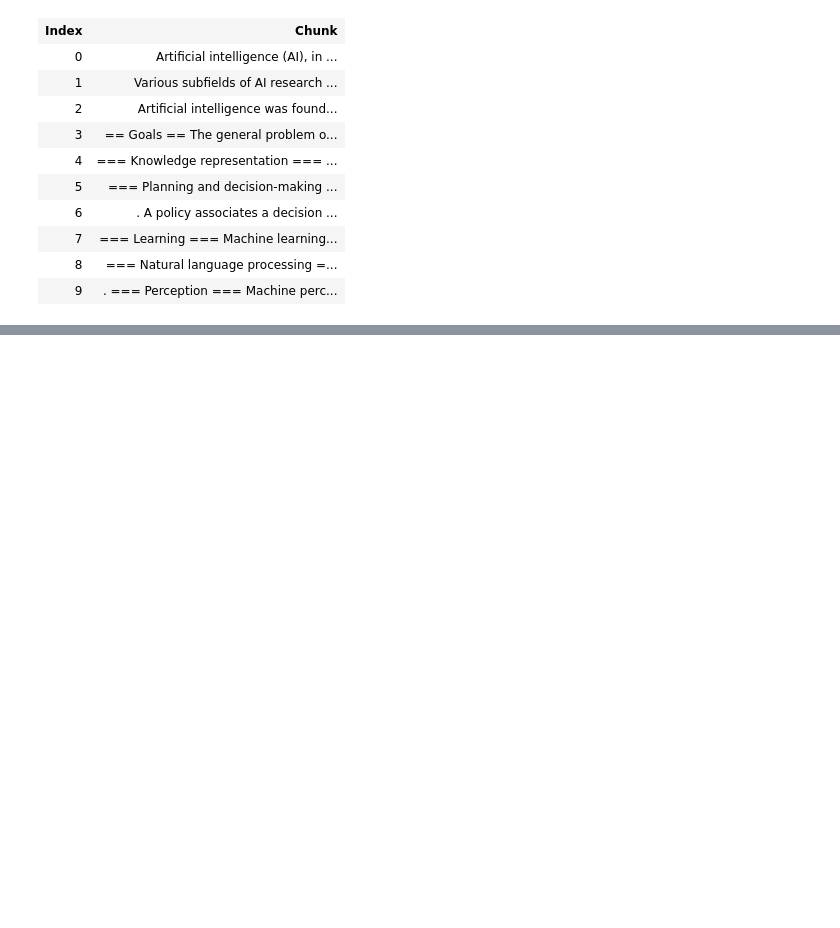
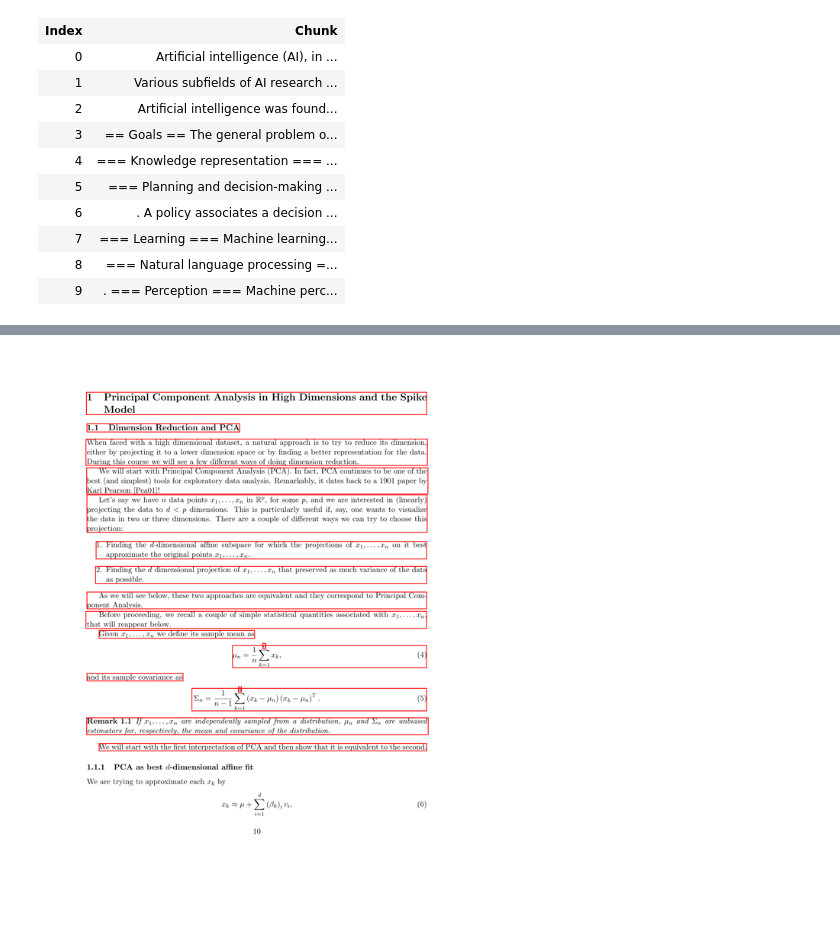
Before and after one commit to schole-ai/content-delivery, a Jupyter notebook: notebooks/chunking.ipynb, the cells around one changed output, grey strips where cells are left out. Saved outputs shown, nothing was run; the diff lists cells and outputs as text; code cells hidden in the pictures; blank space fills up the shorter version.

```diff
--- a/notebooks/chunking.ipynb
+++ b/notebooks/chunking.ipynb
@@ -110,0 +197,5 @@ display_chunks(chunks, 10)
+# %%
+img = pdf_chunker.highlight_chunk_on_page(chunks[0])
+img.resize((img.width // 3, img.height // 3))
+# %% [output]
+[figure, added]
```
Also changed, not shown: parts of 9 cells of this notebook, 6 other files.
